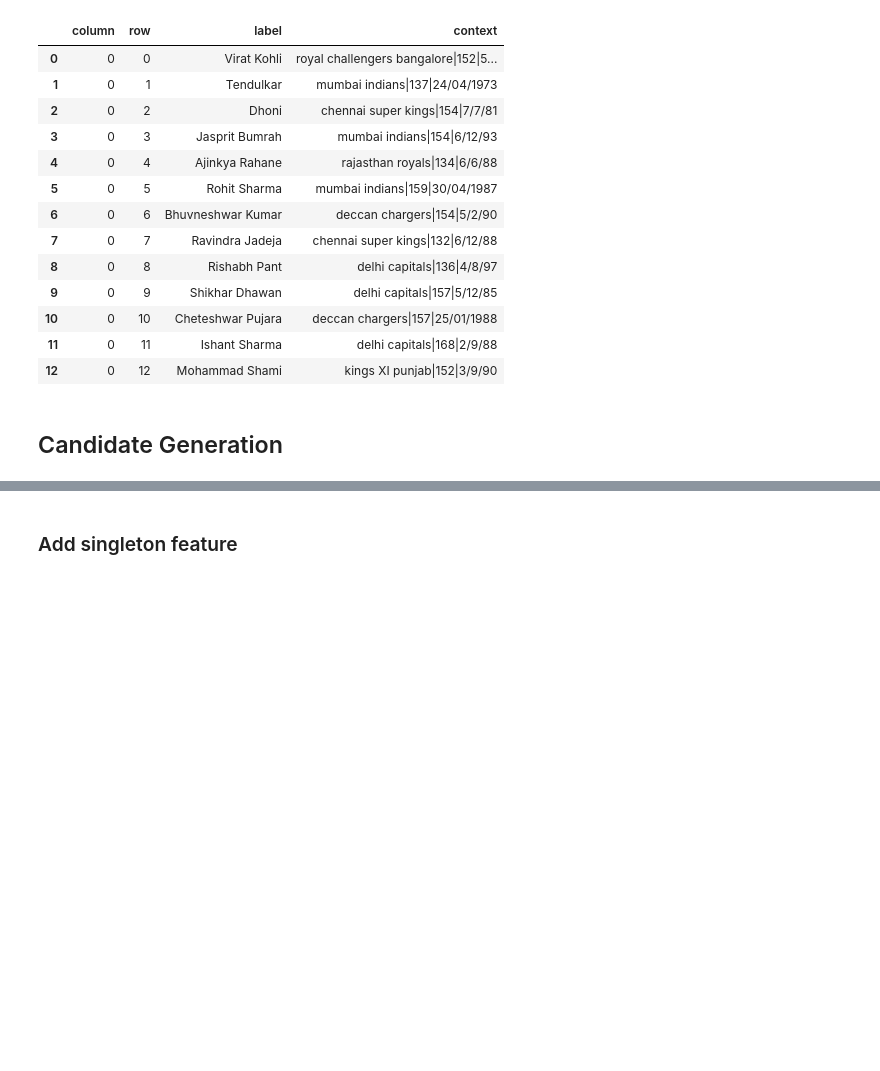
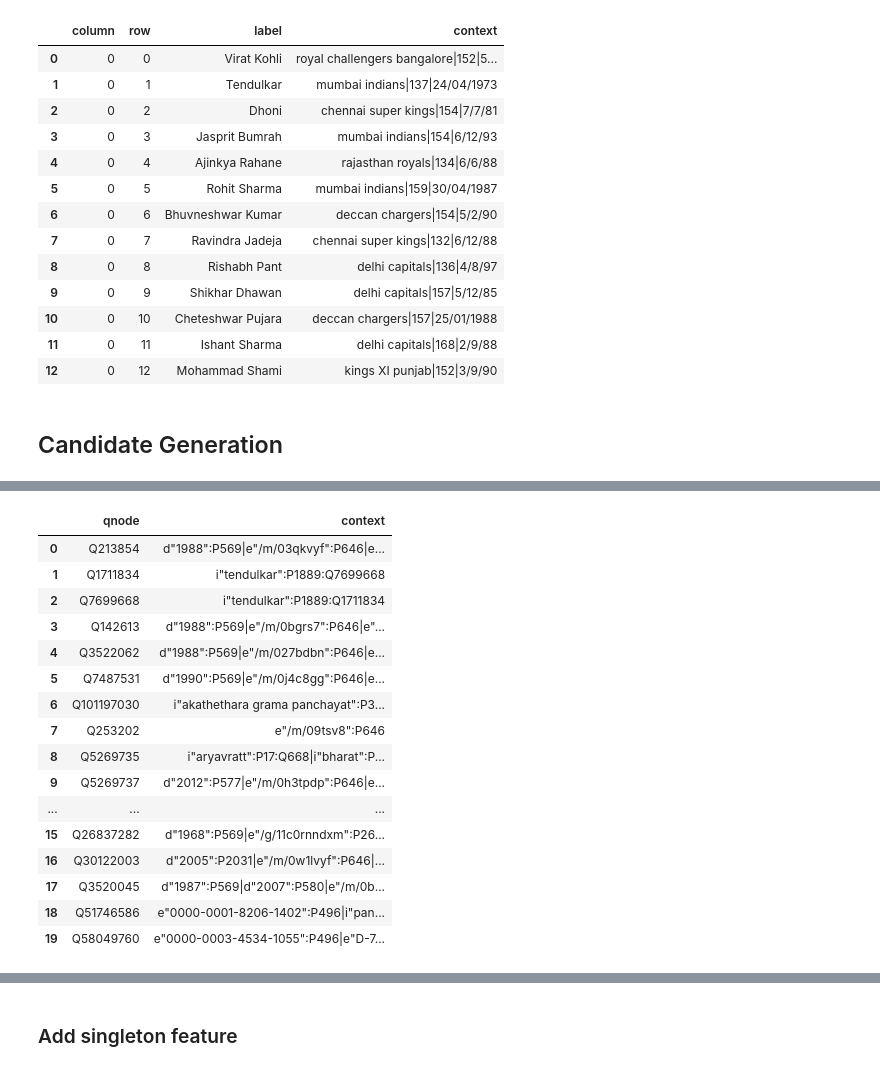
Before and after one commit to rijulvohra/table-linker-pipelines, a Jupyter notebook: table-linker-full-pipeline/table-linker-pipeline-tf-idf-feature.ipynb, the cells around one changed output, grey strips where cells are left out. Saved outputs shown, nothing was run; the diff lists cells and outputs as text; code cells hidden in the pictures; blank space fills up the shorter version.

Commit message:
add context

```diff
--- a/table-linker-full-pipeline/table-linker-pipeline-tf-idf-feature.ipynb
+++ b/table-linker-full-pipeline/table-linker-pipeline-tf-idf-feature.ipynb
@@ -41,7 +41,7 @@ score_file = f"{temp_dir}/scores.csv"
 model_name = 'rf_tuned_ranking.pkl'
 
 embedding_file = f'{temp_dir}/graph_embedding_complex.tsv'
-aux_field = 'graph_embedding_complex,class_count,property_count'
+aux_field = 'graph_embedding_complex,class_count,property_count,context'
 final_score = f'{temp_dir}/final_score.csv'
 top_k_file = f"{temp_dir}/topk-hormones.csv"
 final_output = f"{output_path}/linked-hormones.csv"
@@ -109,7 +109,8 @@ Wall time: 21.9 s
 column_rename_dict = {
     'graph_embedding_complex': 'embedding',
      'class_count': 'class_count',
-    'property_count': 'property_count'
+    'property_count': 'property_count',
+    'context': 'context'
 }
 for field in aux_field.split(','):
     aux_list = []
@@ -117,6 +118,26 @@ for field in aux_field.split(','):
         aux_list.append(pd.read_csv(f, sep='\t', dtype=object))
     aux_df = pd.concat(aux_list).drop_duplicates(subset=['qnode']).rename(columns={field: column_rename_dict[field]})
     aux_df.to_csv(f'{temp_dir}/{field}.tsv', sep='\t', index=False)
+# %%
+pd.read_csv(f'{temp_dir}/context.tsv', sep='\t').head(20)
+# %% [output]
+|  | qnode | context |
+| 0 | Q213854 | d"1988":P569|e"/m/03qkvyf":P646|e... |
+| 1 | Q1711834 | i"tendulkar":P1889:Q7699668 |
+| 2 | Q7699668 | i"tendulkar":P1889:Q1711834 |
+| 3 | Q142613 | d"1988":P569|e"/m/0bgrs7":P646|e"... |
+| 4 | Q3522062 | d"1988":P569|e"/m/027bdbn":P646|e... |
+| 5 | Q7487531 | d"1990":P569|e"/m/0j4c8gg":P646|e... |
+| 6 | Q101197030 | i"akathethara grama panchayat":P3... |
+| 7 | Q253202 | e"/m/09tsv8":P646 |
+| 8 | Q5269735 | i"aryavratt":P17:Q668|i"bharat":P... |
+| 9 | Q5269737 | d"2012":P577|e"/m/0h3tpdp":P646|e... |
+| ... | ... | ... |
+| 15 | Q26837282 | d"1968":P569|e"/g/11c0rnndxm":P26... |
+| 16 | Q30122003 | d"2005":P2031|e"/m/0w1lvyf":P646|... |
+| 17 | Q3520045 | d"1987":P569|d"2007":P580|e"/m/0b... |
+| 18 | Q51746586 | e"0000-0001-8206-1402":P496|i"pan... |
+| 19 | Q58049760 | e"0000-0003-4534-1055":P496|e"D-7... |
 # %%
 pd.read_csv(candidates, nrows = 150).fillna("")
 # %% [output]
```
Also changed, not shown: parts of 2 cells of this notebook.
